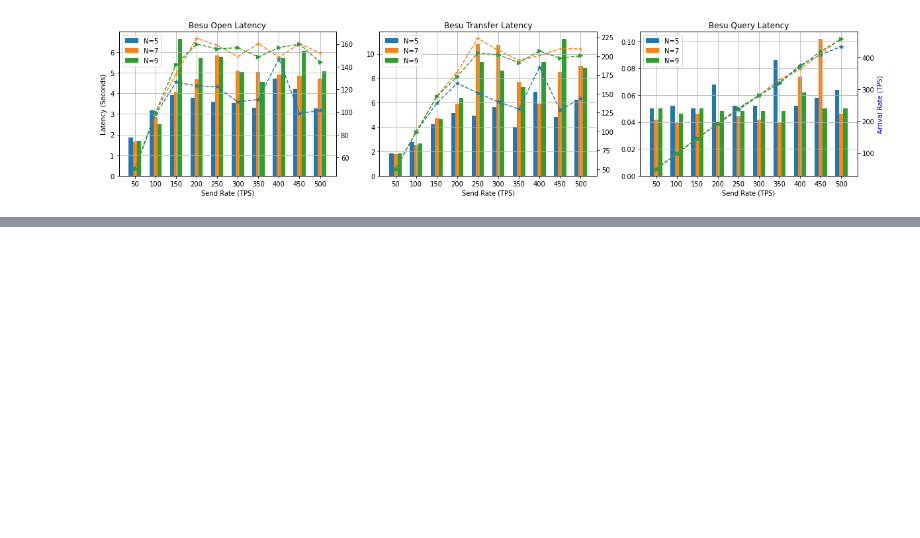
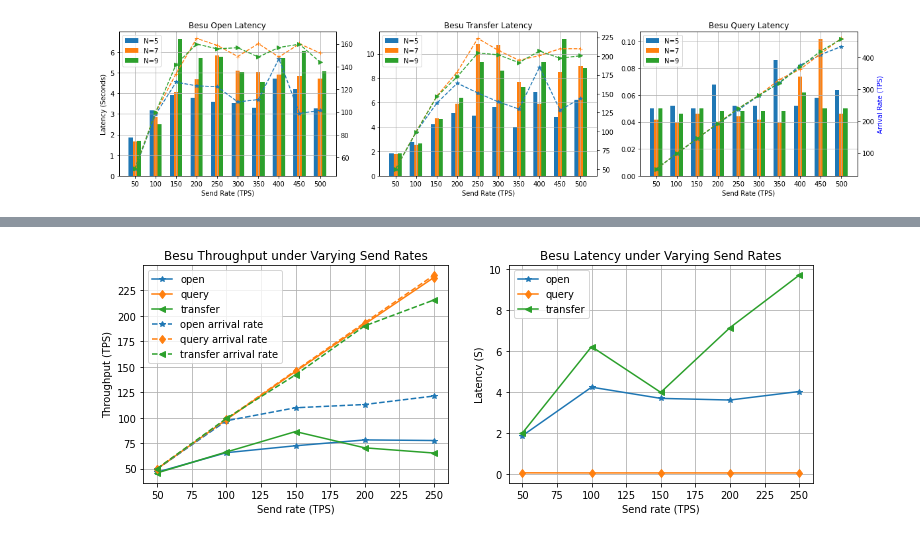
Before and after one commit to CaixiangFan/besu-benchmark, a Jupyter notebook: src/data_process.ipynb, the cells around one changed output, grey strips where cells are left out. Saved outputs shown, nothing was run; the diff lists cells and outputs as text; code cells hidden in the pictures; blank space fills up the shorter version.

```diff
--- a/src/data_process.ipynb
+++ b/src/data_process.ipynb
@@ -601,0 +638,7 @@ axs[2].legend(loc='upper left')
+# %%
+path = '../caliper-benchmarks/reports/20220126-200229-cyb-4'
+sendrates = np.arange(50,300,50)
+df_res = get_res_df(path, sendrates)
+plot_perf(df_res, True)
+# %% [output]
+[figure, added]
```
Also changed, not shown: parts of 5 cells of this notebook, 2 other files.
